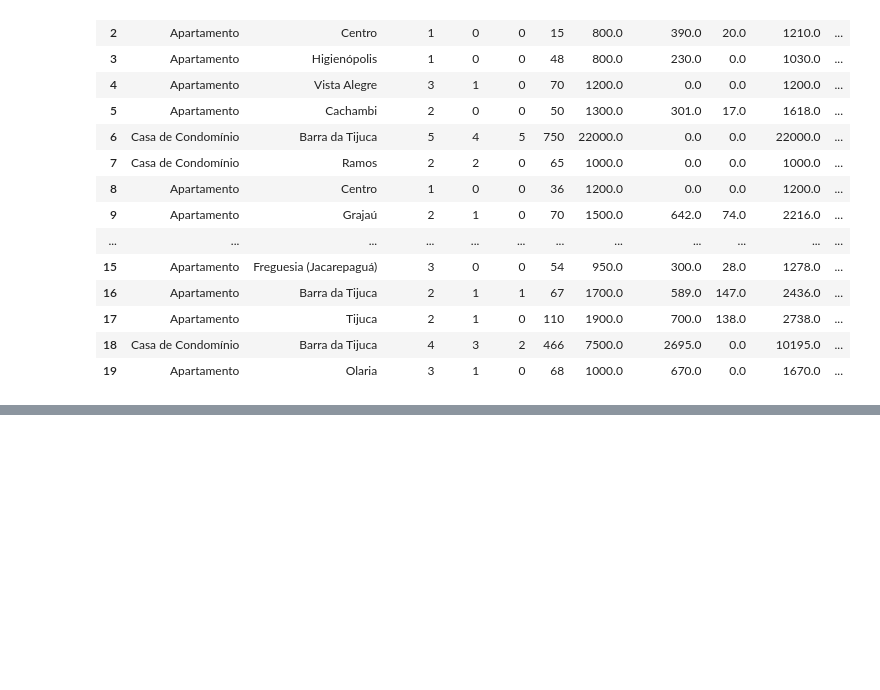
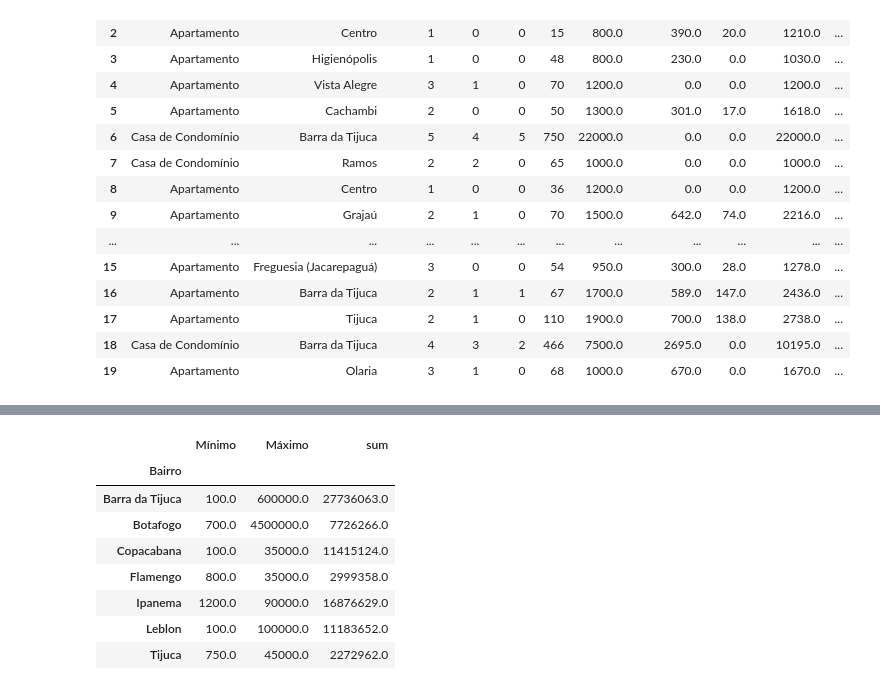
Before and after one commit to Mathvivas/Data-Science, a Jupyter notebook: Tratando_e_Analisando_Dados.ipynb, the cells around one changed output, grey strips where cells are left out. Drawn from its saved outputs; the diff is of its cells as text; code cells hidden in the pictures; blank space fills up the shorter version.

```diff
--- a/Tratando_e_Analisando_Dados.ipynb
+++ b/Tratando_e_Analisando_Dados.ipynb
@@ -528,0 +685,12 @@ dados_residenciais.head(20)
+# %%
+grupo_bairro['Valor'].aggregate(['min', 'max', 'sum']).rename(columns = {'min': 'Mínimo', 'max': 'Máximo'})
+# %% [output]
+|  | Mínimo | Máximo | sum |
+| Bairro |  |  |  |
+| Barra da Tijuca | 100.0 | 600000.0 | 27736063.0 |
+| Botafogo | 700.0 | 4500000.0 | 7726266.0 |
+| Copacabana | 100.0 | 35000.0 | 11415124.0 |
+| Flamengo | 800.0 | 35000.0 | 2999358.0 |
+| Ipanema | 1200.0 | 90000.0 | 16876629.0 |
+| Leblon | 100.0 | 100000.0 | 11183652.0 |
+| Tijuca | 750.0 | 45000.0 | 2272962.0 |
```
Also changed, not shown: parts of 28 cells of this notebook.
